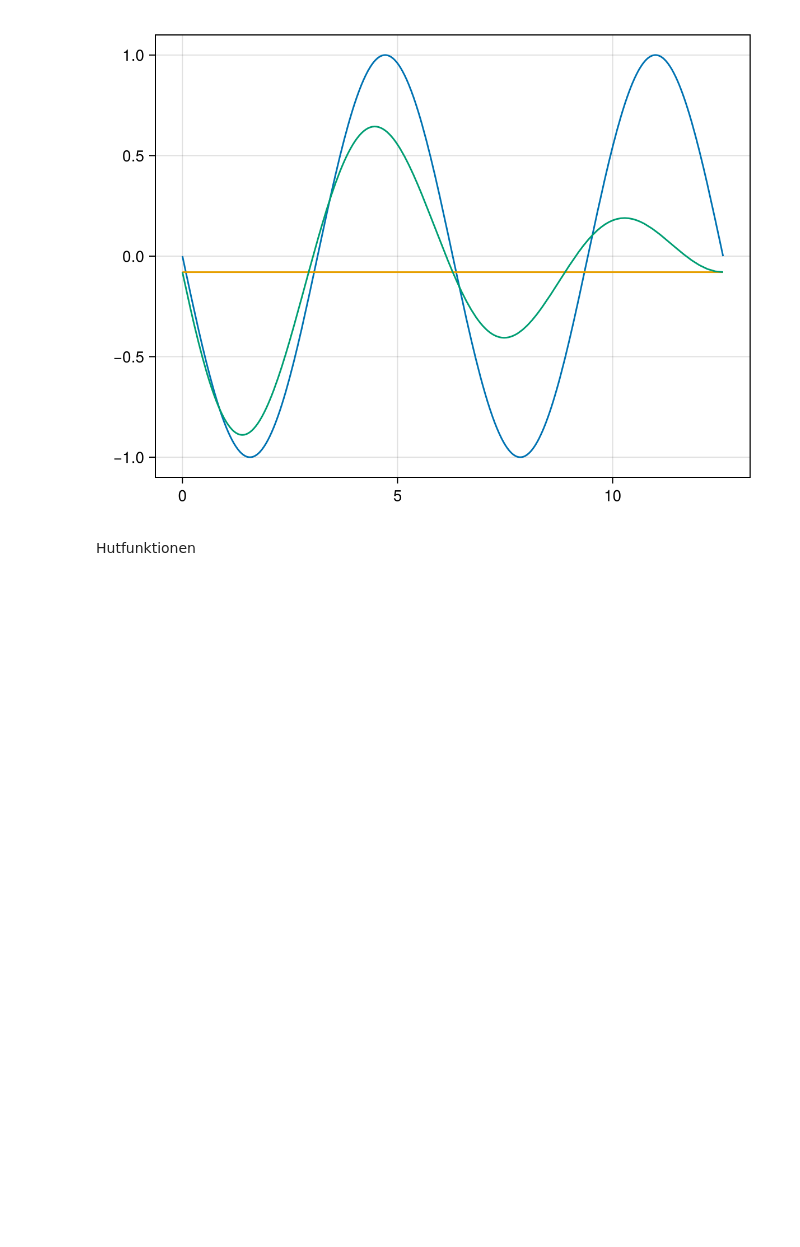
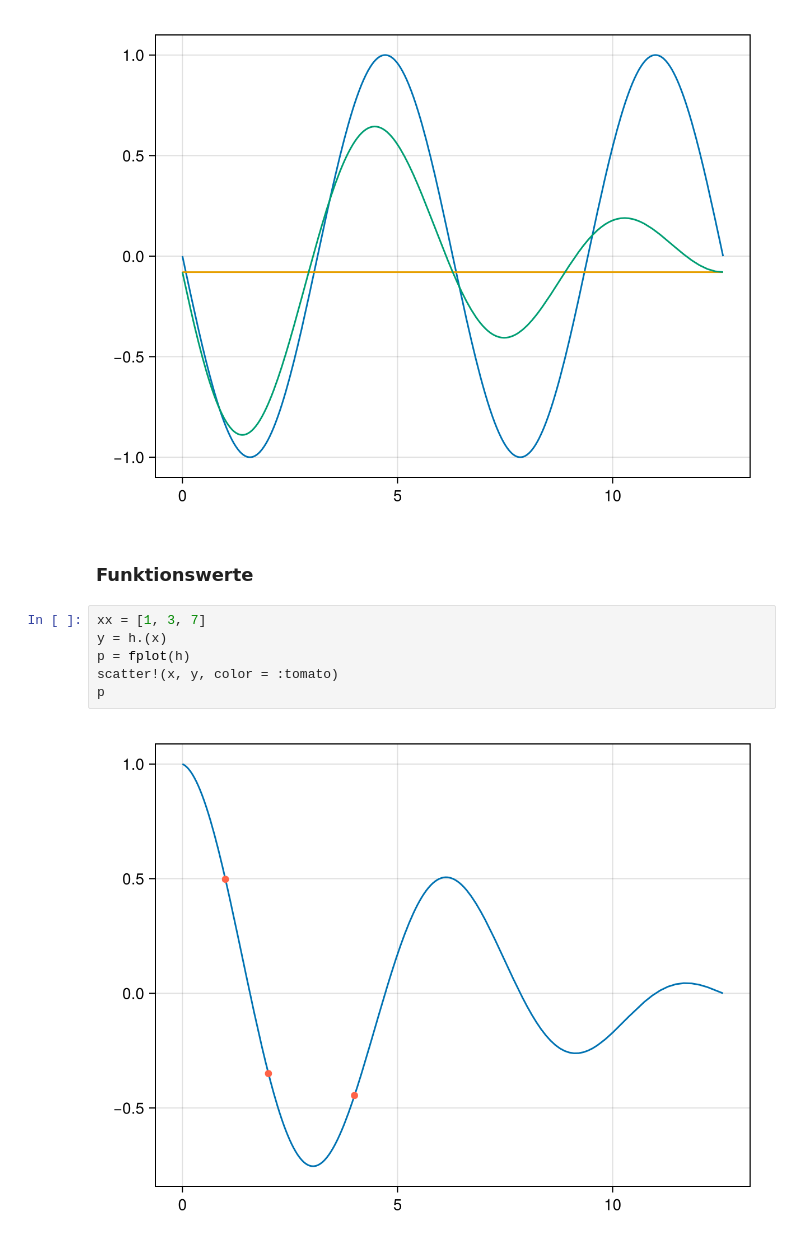
Before and after one commit to matthiasbaitsch/numPDE, a Jupyter notebook: aufgaben-loesung/02-approximation-von-funktionen.ipynb, the cells around one changed output. Drawn from its saved outputs; the diff is of its cells as text; blank space fills up the shorter version.

```diff
--- a/aufgaben-loesung/02-approximation-von-funktionen.ipynb
+++ b/aufgaben-loesung/02-approximation-von-funktionen.ipynb
@@ -25,5 +28,13 @@ fplot(f, g, h)
 fplot(f', g', h')
 # %% [output]
 [figure]
-# %% [markdown]
-Hutfunktionen
+# %% [markdown]
+### Funktionswerte
+# %%
+xx = [1, 3, 7]
+y = h.(x)
+p = fplot(h)
+scatter!(x, y, color = :tomato)
+p
+# %% [output]
+[figure, added]
```
Also changed, not shown: parts of 22 cells of this notebook, 1 other file.
